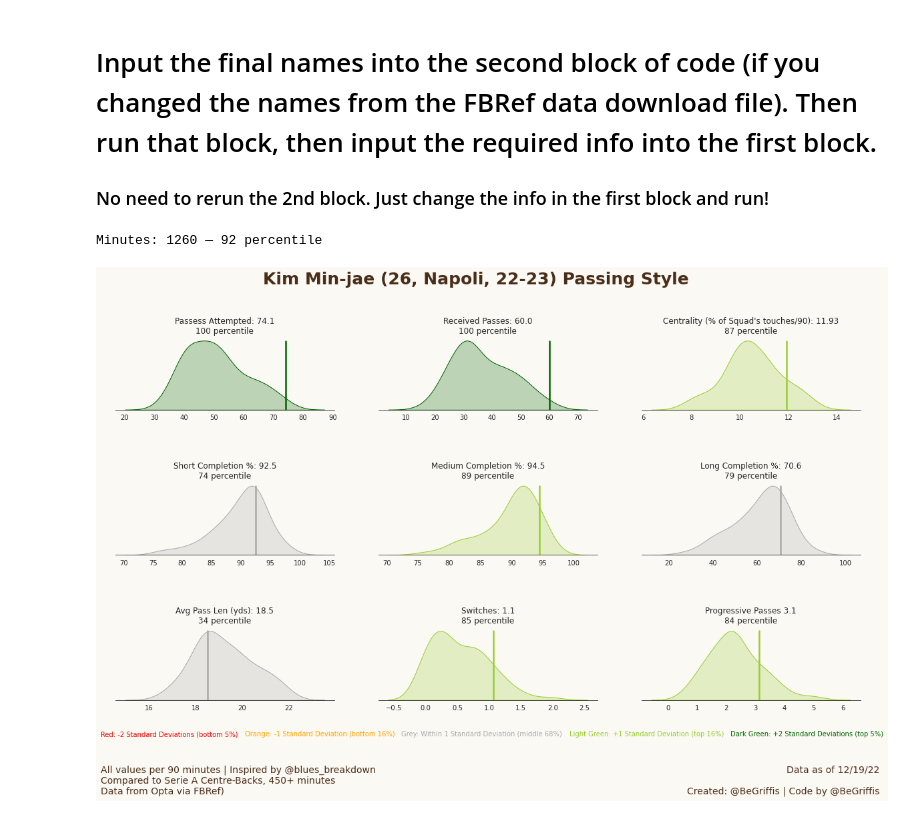
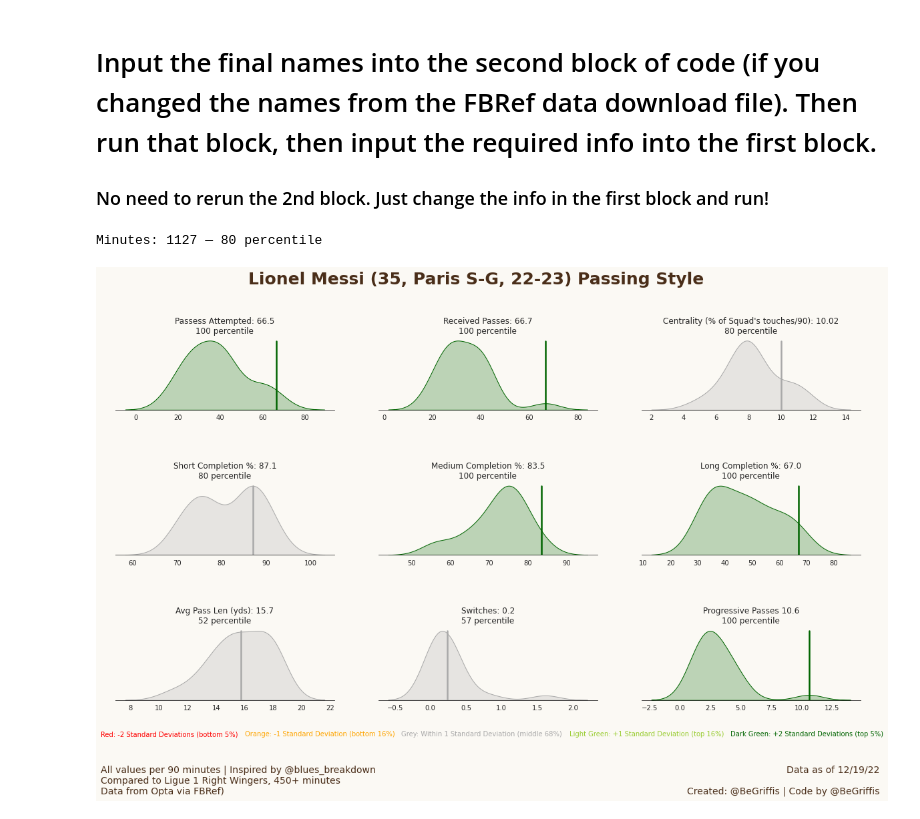
Before and after one commit to griffisben/Soccer-Analyses, a Jupyter notebook: Create Passing Style Charts (Inspired by @Blues_Breakdown).ipynb, the cells around one changed output. Cells and saved outputs as stored; diff of their text form; code cells hidden in the pictures.

```diff
--- a/Create Passing Style Charts (Inspired by @Blues_Breakdown).ipynb
+++ b/Create Passing Style Charts (Inspired by @Blues_Breakdown).ipynb
@@ -3,40 +3,40 @@
 ### No need to rerun the 2nd block. Just change the info in the first block and run!
 # %%
 ScoutReport(season = "22-23",               # Season (In the future I'll upload code on my GitHub that will download prior years' data)
-            player_pos = "Centre-Back",          # Position of player & comparisons
-            playerPrompt = "Kim Min-jae",  # Player name
+            player_pos = "Right Winger",          # Position of player & comparisons
+            playerPrompt = "Lionel Messi",  # Player name
             SquadPrompt = "",               # Optional. But Required for players who played for more than one team
             minutesPlayed = 450,            # The number of minutes to filter by (I recommend minimum of 450, as I've ensured all player positions are right for at least 450 minutes)
-            compP = "serie a",              # OPTIONS: epl, la liga, bundesliga, serie a, ligue 1 ('n' will be all 5 leagues)
+            compP = "ligue 1",              # OPTIONS: epl, la liga, bundesliga, serie a, ligue 1 ('n' will be all 5 leagues)
             saveinput = "n",                # 'y' if you want to save figure, 'n' if not
             signature = "@BeGriffis",     # Your handle
             data_date = 'Data as of 12/19/22'    # The date you downloaded the FBRef data. IMPORTANT TO NOTE THE DATE
            )
 
 ##### Single-Position Options #####
 # Goalkeeper
 # Centre-Back
 # Left-Back
 # Right-Back
 # Defensive Midfield
 # Central Midfield
 # Left Midfield
 # Right Midfield
 # Attacking Midfield
 # Left Winger
 # Right Winger
 # Second Striker
 # Centre-Forward
 
 ##### Multiple Position Options #####
 # Fullback (RB + LB)
 # Midfielder (DM + CM + CAM)
 # Winger (RM + LM + RW + RM))
 # Forward (RW + LW + SS + ST)
 # Striker (CF + SS)
 # %% [output]
-Minutes: 1260 — 92 percentile
+Minutes: 1127 — 80 percentile
-[figure, old version]
+[figure, new version]
 # %%
 # Packages
 %matplotlib inline
```
Also changed, not shown: 2 other files.
